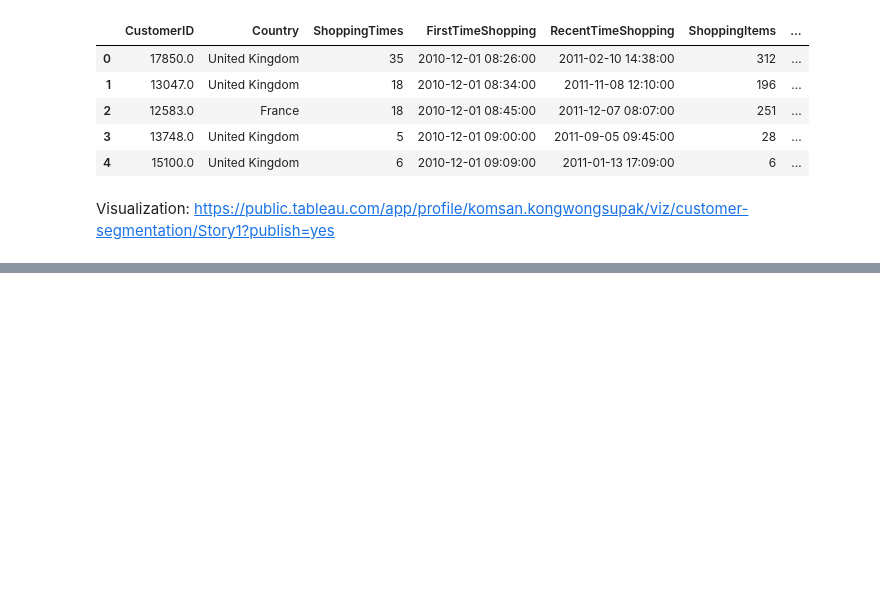
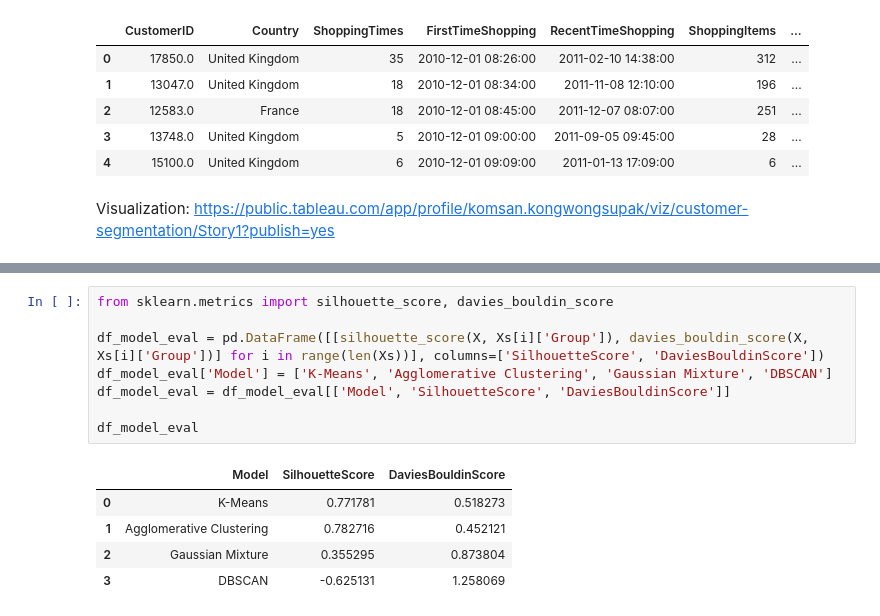
Before and after one commit to Komsan-Kongwongsupak/customers-segmentation, a Jupyter notebook: customers-segmentation.ipynb, the cells around one changed output, grey strips where cells are left out. Saved outputs shown, nothing was run; the diff lists cells and outputs as text; blank space fills up the shorter version.

```diff
--- a/customers-segmentation.ipynb
+++ b/customers-segmentation.ipynb
@@ -384,0 +436,14 @@ I'll depend on these resources:
+# %%
+from sklearn.metrics import silhouette_score, davies_bouldin_score
+
+df_model_eval = pd.DataFrame([[silhouette_score(X, Xs[i]['Group']), davies_bouldin_score(X, Xs[i]['Group'])] for i in range(len(Xs))], columns=['SilhouetteScore', 'DaviesBouldinScore'])
+df_model_eval['Model'] = ['K-Means', 'Agglomerative Clustering', 'Gaussian Mixture', 'DBSCAN']
+df_model_eval = df_model_eval[['Model', 'SilhouetteScore', 'DaviesBouldinScore']]
+
+df_model_eval
+# %% [output]
+|  | Model | SilhouetteScore | DaviesBouldinScore |
+| 0 | K-Means | 0.771781 | 0.518273 |
+| 1 | Agglomerative Clustering | 0.782716 | 0.452121 |
+| 2 | Gaussian Mixture | 0.355295 | 0.873804 |
+| 3 | DBSCAN | -0.625131 | 1.258069 |
```
Also changed, not shown: parts of 4 cells of this notebook.
